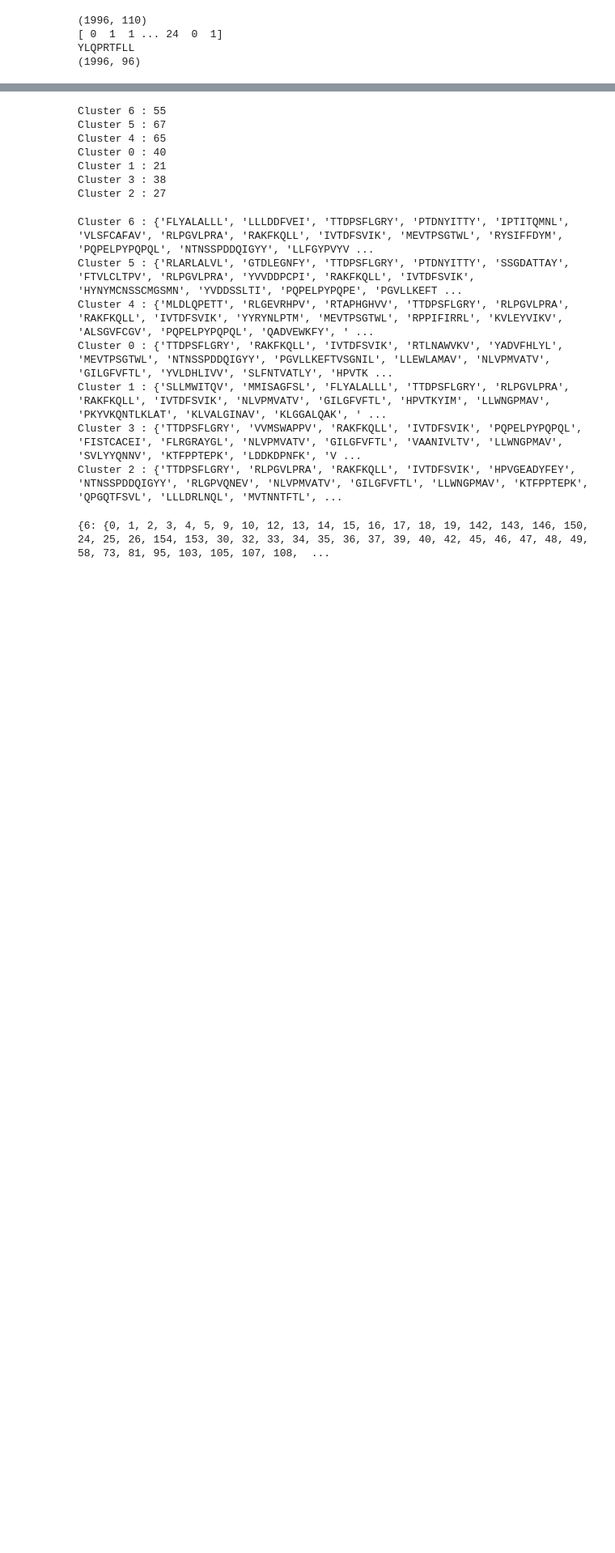
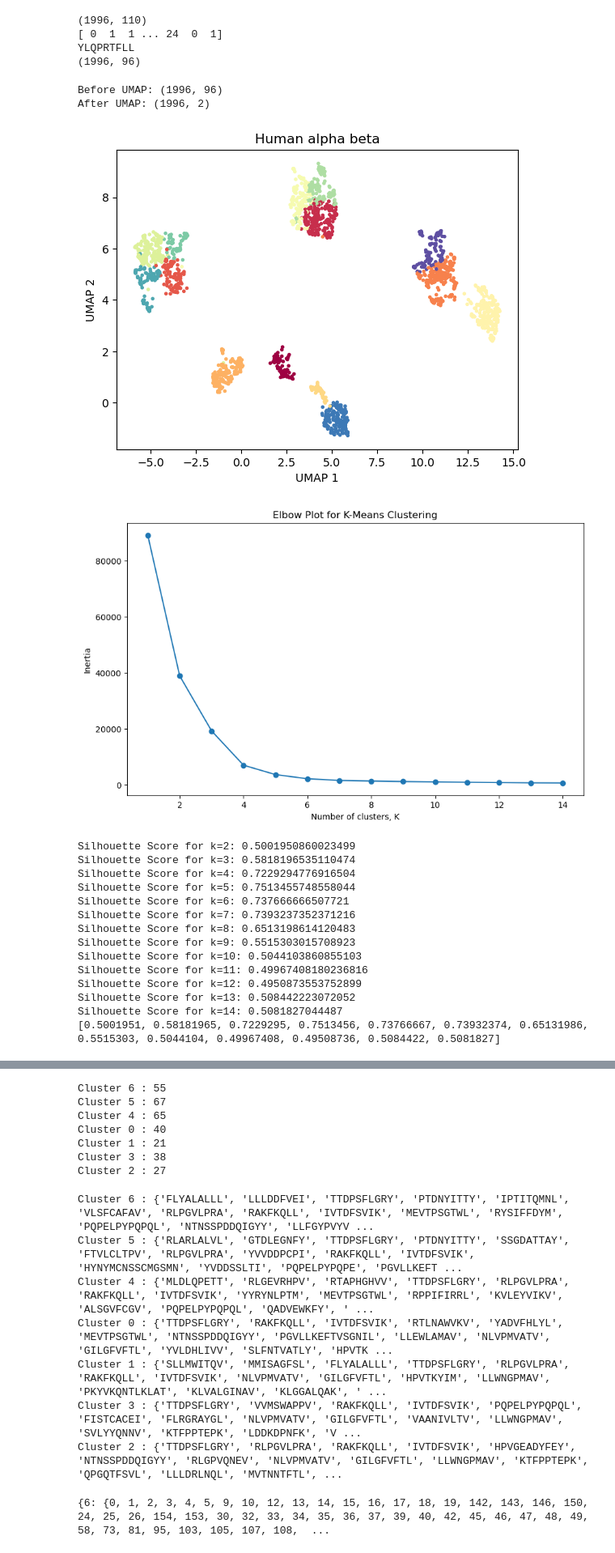
Before and after one commit to UoB-DSMP-2023-24/dsmp-2024-group10, a Jupyter notebook: after GIANA.ipynb, the cells around one changed output, grey strips where cells are left out. Shown at 81% size. Drawn from its saved outputs; the diff is of its cells as text; code cells hidden in the pictures; blank space fills up the shorter version.

```diff
--- a/after GIANA.ipynb
+++ b/after GIANA.ipynb
@@ -93,3 +161,77 @@ print(np.shape(data_ab_human))
 [ 0  1  1 ... 24  0  1]
 YLQPRTFLL
 (1996, 96)
+# %%
+import pandas as pd
+import numpy as np
+import umap
+import matplotlib.pyplot as plt
+from scipy.cluster.hierarchy import dendrogram, linkage
+from sklearn.cluster import KMeans
+from sklearn.metrics import silhouette_score
+
+reducer = umap.UMAP(n_neighbors=15, min_dist=0.1, n_components=2)
+print("Before UMAP:", np.shape(data_ab_human))  # 确认降维前的数据形状
+# 使用UMAP降维
+embedding = reducer.fit_transform(data_ab_human)
+
+print("After UMAP:", np.shape(embedding))  # 确认降维后的数据形状
+plt.scatter(embedding[:, 0], embedding[:, 1], s=5, c=labels, cmap='Spectral')
+plt.title('Human alpha beta')
+plt.xlabel('UMAP 1')
+plt.ylabel('UMAP 2')
+plt.show()
+
+K_range = range(1, 15)
+inertias = []
+
+# 计算每个 K 值对应的聚类的惯性（SSE）
+for k in K_range:
+    kmeans = KMeans(n_clusters=k)
+    kmeans.fit_predict(embedding)
+    inertias.append(kmeans.inertia_)
+
+# 绘制肘部图
+plt.figure(figsize=(10, 6))
+plt.plot(K_range, inertias, marker='o')
+plt.xlabel('Number of clusters, K')
+plt.ylabel('Inertia')
+plt.title('Elbow Plot for K-Means Clustering')
+plt.show()
+
+list1 = []
+# 假设K_range已经定义，确保其最大值不超过样本数
+for k in K_range:
+    if k < 2 or k >= len(embedding):  # 确保k的值在有效范围内
+        continue
+
+    kmeans = KMeans(n_clusters=k, n_init=10)
+    labels = kmeans.fit_predict(embedding)
+
+    if len(set(labels)) < 2:  # 检查是否有至少两个不同的标签
+        continue
+
+    score = silhouette_score(embedding, labels)
+    list1.append(score)
+    print(f"Silhouette Score for k={k}: {score}")
+
+print(list1)
+# %% [output]
+Before UMAP: (1996, 96)
+After UMAP: (1996, 2)
+[figure, added]
+[figure, added]
+Silhouette Score for k=2: 0.5001950860023499
+Silhouette Score for k=3: 0.5818196535110474
+Silhouette Score for k=4: 0.7229294776916504
+Silhouette Score for k=5: 0.7513455748558044
+Silhouette Score for k=6: 0.737666666507721
+Silhouette Score for k=7: 0.7393237352371216
+Silhouette Score for k=8: 0.6513198614120483
+Silhouette Score for k=9: 0.5515303015708923
+Silhouette Score for k=10: 0.5044103860855103
+Silhouette Score for k=11: 0.49967408180236816
+Silhouette Score for k=12: 0.4950873553752899
+Silhouette Score for k=13: 0.508442223072052
+Silhouette Score for k=14: 0.5081827044487
+[0.5001951, 0.58181965, 0.7229295, 0.7513456, 0.73766667, 0.73932374, 0.65131986, 0.5515303, 0.5044104, 0.49967408, 0.49508736, 0.5084422, 0.5081827]
```
Also changed, not shown: parts of 10 cells of this notebook, 6 other files.
